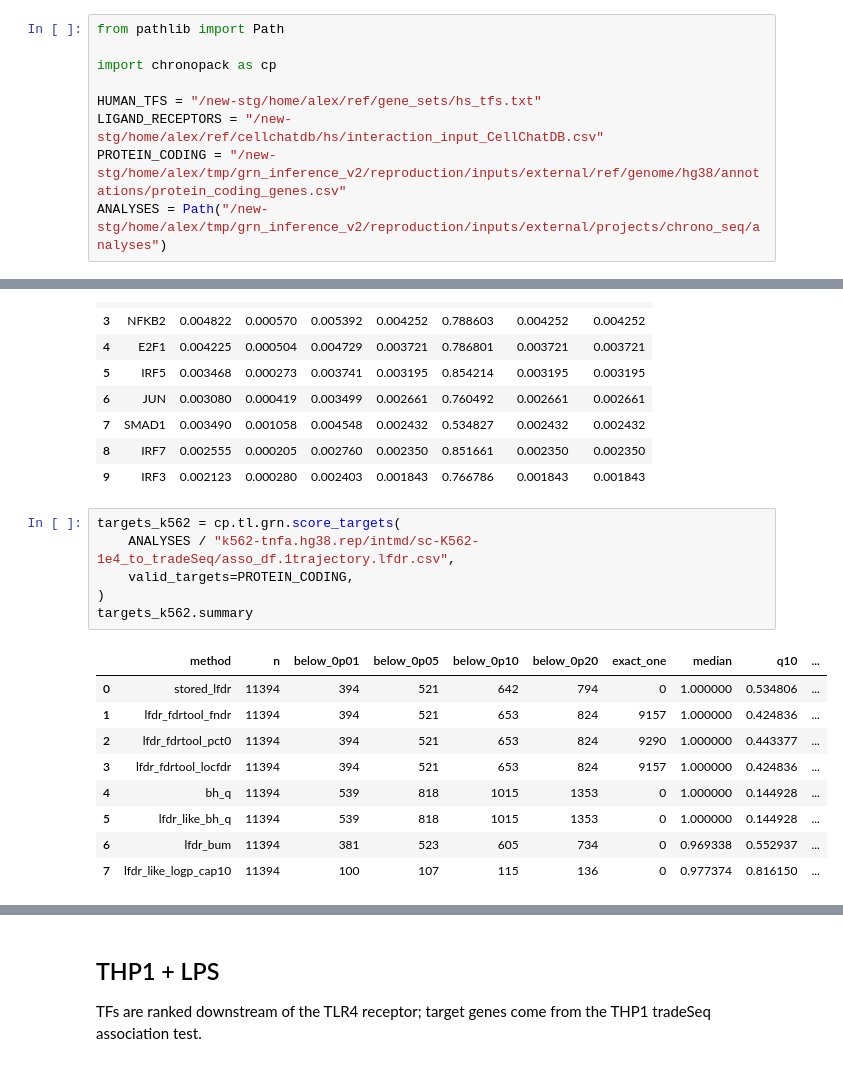
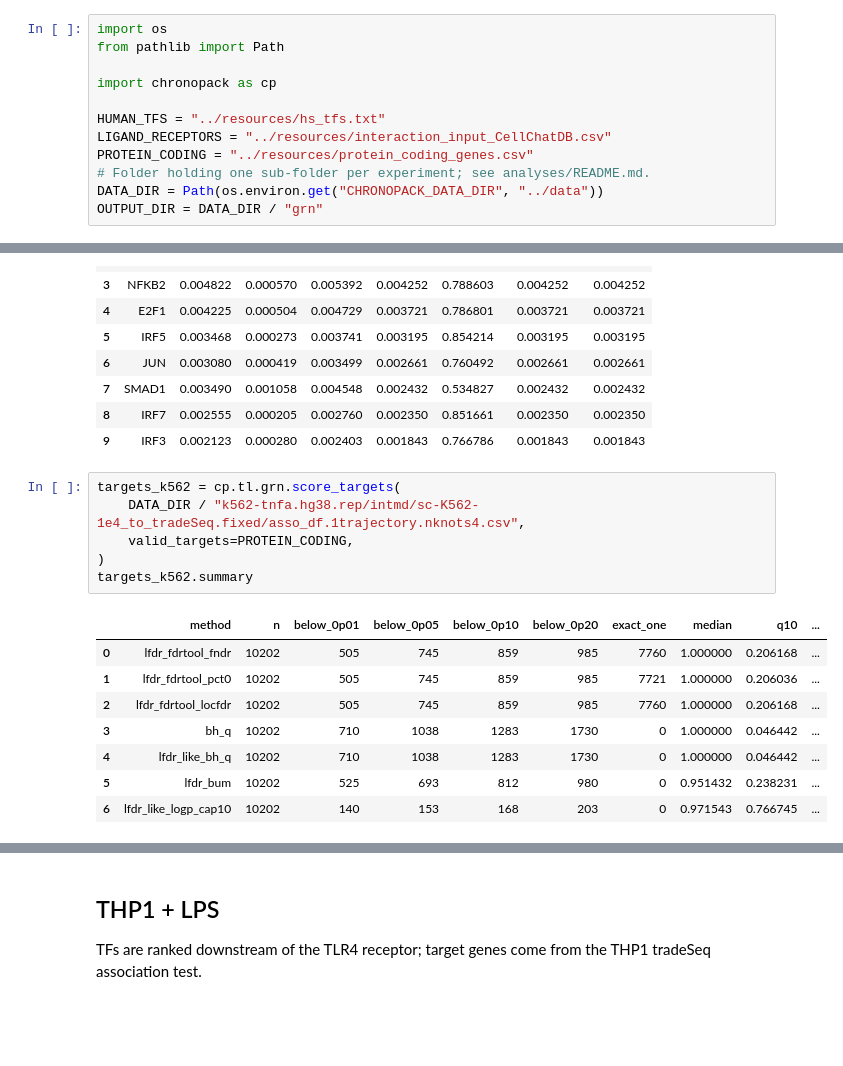
Before and after one commit to Wang-lab-UCSD/ChronoPack, a Jupyter notebook: analyses/grn/GRNInference.ipynb, the cells around one changed output, grey strips where cells are left out. Drawn from its saved outputs; the diff is of its cells as text; blank space fills up the shorter version.

```diff
--- a/analyses/grn/GRNInference.ipynb
+++ b/analyses/grn/GRNInference.ipynb
@@ -11,12 +11,15 @@ Results for each context are written to `outputs/<context>/`.
 # %%
+import os
 from pathlib import Path
 
 import chronopack as cp
 
-HUMAN_TFS = "/new-stg/home/alex/ref/gene_sets/hs_tfs.txt"
-LIGAND_RECEPTORS = "/new-stg/home/alex/ref/cellchatdb/hs/interaction_input_CellChatDB.csv"
-PROTEIN_CODING = "/new-stg/home/alex/tmp/grn_inference_v2/reproduction/inputs/external/ref/genome/hg38/annotations/protein_coding_genes.csv"
-ANALYSES = Path("/new-stg/home/alex/tmp/grn_inference_v2/reproduction/inputs/external/projects/chrono_seq/analyses")
+HUMAN_TFS = "../resources/hs_tfs.txt"
+LIGAND_RECEPTORS = "../resources/interaction_input_CellChatDB.csv"
+PROTEIN_CODING = "../resources/protein_coding_genes.csv"
+# Folder holding one sub-folder per experiment; see analyses/README.md.
+DATA_DIR = Path(os.environ.get("CHRONOPACK_DATA_DIR", "../data"))
+OUTPUT_DIR = DATA_DIR / "grn"
 # %% [markdown]
 ## K562 + TNF-α
 
@@ -43,20 +46,19 @@ tfs_k562.head(10)
 | 9 | IRF3 | 0.002123 | 0.000280 | 0.002403 | 0.001843 | 0.766786 | 0.001843 | 0.001843 |
 # %%
 targets_k562 = cp.tl.grn.score_targets(
-    ANALYSES / "k562-tnfa.hg38.rep/intmd/sc-K562-1e4_to_tradeSeq/asso_df.1trajectory.lfdr.csv",
+    DATA_DIR / "k562-tnfa.hg38.rep/intmd/sc-K562-1e4_to_tradeSeq.fixed/asso_df.1trajectory.nknots4.csv",
     valid_targets=PROTEIN_CODING,
 )
 targets_k562.summary
 # %% [output]
 |  | method | n | below_0p01 | below_0p05 | below_0p10 | below_0p20 | exact_one | median | q10 | ... |
-| 0 | stored_lfdr | 11394 | 394 | 521 | 642 | 794 | 0 | 1.000000 | 0.534806 | ... |
-| 1 | lfdr_fdrtool_fndr | 11394 | 394 | 521 | 653 | 824 | 9157 | 1.000000 | 0.424836 | ... |
-| 2 | lfdr_fdrtool_pct0 | 11394 | 394 | 521 | 653 | 824 | 9290 | 1.000000 | 0.443377 | ... |
-| 3 | lfdr_fdrtool_locfdr | 11394 | 394 | 521 | 653 | 824 | 9157 | 1.000000 | 0.424836 | ... |
-| 4 | bh_q | 11394 | 539 | 818 | 1015 | 1353 | 0 | 1.000000 | 0.144928 | ... |
-| 5 | lfdr_like_bh_q | 11394 | 539 | 818 | 1015 | 1353 | 0 | 1.000000 | 0.144928 | ... |
-| 6 | lfdr_bum | 11394 | 381 | 523 | 605 | 734 | 0 | 0.969338 | 0.552937 | ... |
-| 7 | lfdr_like_logp_cap10 | 11394 | 100 | 107 | 115 | 136 | 0 | 0.977374 | 0.816150 | ... |
+| 0 | lfdr_fdrtool_fndr | 10202 | 505 | 745 | 859 | 985 | 7760 | 1.000000 | 0.206168 | ... |
+| 1 | lfdr_fdrtool_pct0 | 10202 | 505 | 745 | 859 | 985 | 7721 | 1.000000 | 0.206036 | ... |
+| 2 | lfdr_fdrtool_locfdr | 10202 | 505 | 745 | 859 | 985 | 7760 | 1.000000 | 0.206168 | ... |
+| 3 | bh_q | 10202 | 710 | 1038 | 1283 | 1730 | 0 | 1.000000 | 0.046442 | ... |
+| 4 | lfdr_like_bh_q | 10202 | 710 | 1038 | 1283 | 1730 | 0 | 1.000000 | 0.046442 | ... |
+| 5 | lfdr_bum | 10202 | 525 | 693 | 812 | 980 | 0 | 0.951432 | 0.238231 | ... |
+| 6 | lfdr_like_logp_cap10 | 10202 | 140 | 153 | 168 | 203 | 0 | 0.971543 | 0.766745 | ... |
 # %%
 grn_k562 = cp.tl.grn.infer(targets_k562, tfs_k562, valid_targets=PROTEIN_CODING, name="ChronoPack_K562")
 grn_k562.edges.head(10)
```
Also changed, not shown: parts of 6 cells of this notebook, 54 other files.
